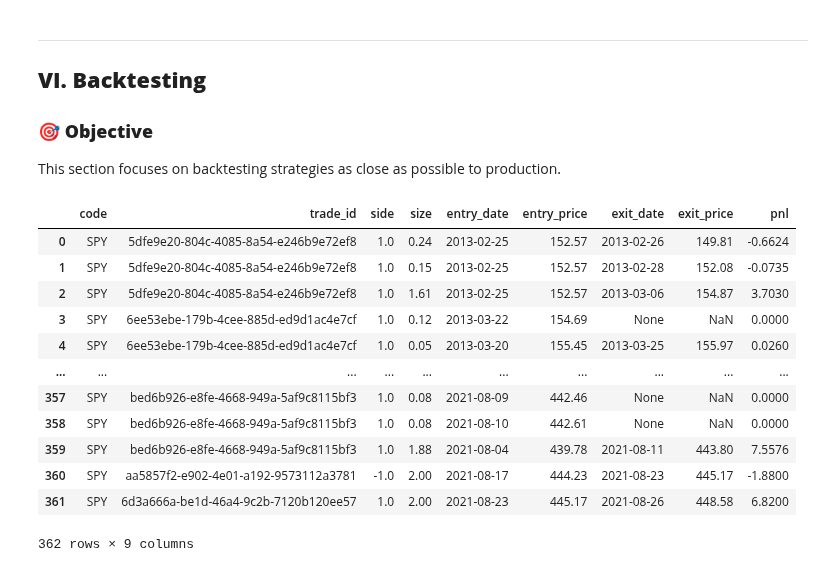
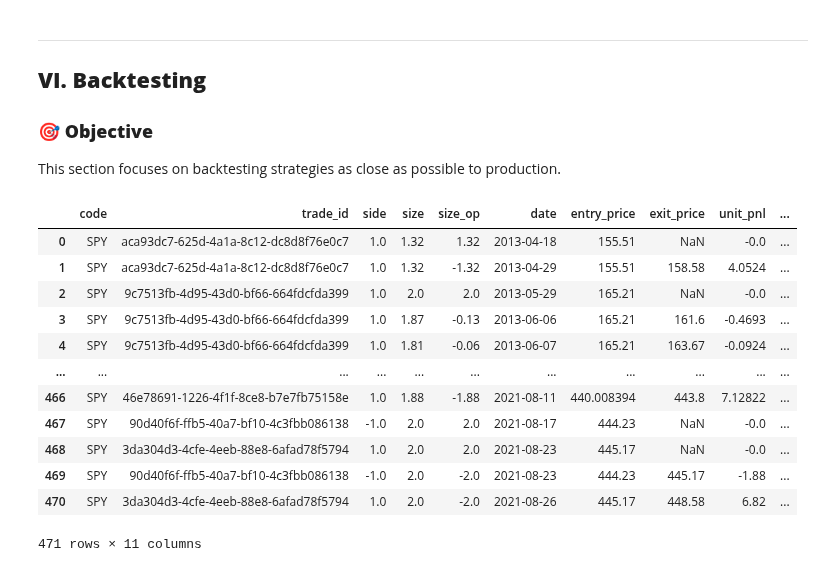
Before and after one commit to Cheval-Paresseux/ChevalParesseux-lib, a Jupyter notebook: notebooks/Research_pipeline.ipynb, the cells around one changed output. Drawn from its saved outputs; the diff is of its cells as text; code cells hidden in the pictures.

```diff
--- a/notebooks/Research_pipeline.ipynb
+++ b/notebooks/Research_pipeline.ipynb
@@ -729,12 +686,12 @@ strategy.fit(data=training_data)
 As the strategy we have defined is supposed to be strictly similar to what we explore in this notebook, we can quickly output the results of the strategy
 on the training data to verify we obtain the same results.
 """
-signal_df = strategy.predict(data=training_data)
-lib.plot_quick_backtest(
-    series=signal_df['close'],
-    signal=signal_df['signal'],
-    size=signal_df['size'],
-    frequence='daily',
-    title='Quick Backtest of the Labels on the Series',
-    figsize=(17, 5),
-)
+signals_df = strategy.extract(data=training_data)
+# lib.plot_quick_backtest(
+#     series=signal_df['close'],
+#     signal=signal_df['signal'],
+#     size=signal_df['size'],
+#     frequence='daily',
+#     title='Quick Backtest of the Labels on the Series',
+#     figsize=(17, 5),
+# )
@@ -761,3 +708,13 @@ signal_df['portfolio_weight'] = 1
+# %%
+"""
+We define the portfolio to use for the backtest.
+We use the Equalweights portfolio which is a simple portfolio that allocates the same weight to each asset in the portfolio.
+As we only have one asset, it will allocate the same weight to the asset at each time step.
+
+signals_df is a list containing a single dataframe with the signals, sizes, weight and other information.
+"""
+portfolio = lib.Equalweights_portfolio(n_jobs=n_jobs)
+signals_dfs = portfolio.extract(data=signals_df)
 # %% [markdown]
 ---
 
@@ -769,28 +766,28 @@ This section focuses on backtesting strategies as close as possible to productio
 # %%
-backtester = lib.Backtester(n_jobs=n_jobs)
+""""""
+backtester = lib.Backtester(n_jobs=1)
 backtester_params = {
-    'brokerage_cost': 0.0005,
-    'slippage_cost': 0.0005,
+    'brokerage_cost': 0.000,
+    'slippage_cost': 0.000,
     'ask_name': 'ask_open',
     'bid_name': 'bid_open',
     'date_name': 'date',
 }
 backtester.set_params(**backtester_params)
 
-operations_df = backtester.create_operations(signals_df=signal_df)
+operations_df, daily_summary_df = backtester.run_backtest(signals_dfs=signals_dfs)
+operations_df
+# %% [output]
+|  | code | trade_id | side | size | size_op | date | entry_price | exit_price | unit_pnl | ... |
+| 0 | SPY | aca93dc7-625d-4a1a-8c12-dc8d8f76e0c7 | 1.0 | 1.32 | 1.32 | 2013-04-18 | 155.51 | NaN | -0.0 | ... |
+| 1 | SPY | aca93dc7-625d-4a1a-8c12-dc8d8f76e0c7 | 1.0 | 1.32 | -1.32 | 2013-04-29 | 155.51 | 158.58 | 4.0524 | ... |
+| 2 | SPY | 9c7513fb-4d95-43d0-bf66-664fdcfda399 | 1.0 | 2.0 | 2.0 | 2013-05-29 | 165.21 | NaN | -0.0 | ... |
+| 3 | SPY | 9c7513fb-4d95-43d0-bf66-664fdcfda399 | 1.0 | 1.87 | -0.13 | 2013-06-06 | 165.21 | 161.6 | -0.4693 | ... |
+| 4 | SPY | 9c7513fb-4d95-43d0-bf66-664fdcfda399 | 1.0 | 1.81 | -0.06 | 2013-06-07 | 165.21 | 163.67 | -0.0924 | ... |
+| ... | ... | ... | ... | ... | ... | ... | ... | ... | ... | ... |
+| 466 | SPY | 46e78691-1226-4f1f-8ce8-b7e7fb75158e | 1.0 | 1.88 | -1.88 | 2021-08-11 | 440.008394 | 443.8 | 7.12822 | ... |
+| 467 | SPY | 90d40f6f-ffb5-40a7-bf10-4c3fbb086138 | -1.0 | 2.0 | 2.0 | 2021-08-17 | 444.23 | NaN | -0.0 | ... |
+| 468 | SPY | 3da304d3-4cfe-4eeb-88e8-6afad78f5794 | 1.0 | 2.0 | 2.0 | 2021-08-23 | 445.17 | NaN | -0.0 | ... |
+| 469 | SPY | 90d40f6f-ffb5-40a7-bf10-4c3fbb086138 | -1.0 | 2.0 | -2.0 | 2021-08-23 | 444.23 | 445.17 | -1.88 | ... |
+| 470 | SPY | 3da304d3-4cfe-4eeb-88e8-6afad78f5794 | 1.0 | 2.0 | -2.0 | 2021-08-26 | 445.17 | 448.58 | 6.82 | ... |
+471 rows × 11 columns
-# %%
-operations_df
-# %% [output]
-|  | code | trade_id | side | size | entry_date | entry_price | exit_date | exit_price | pnl |
-| 0 | SPY | 5dfe9e20-804c-4085-8a54-e246b9e72ef8 | 1.0 | 0.24 | 2013-02-25 | 152.57 | 2013-02-26 | 149.81 | -0.6624 |
-| 1 | SPY | 5dfe9e20-804c-4085-8a54-e246b9e72ef8 | 1.0 | 0.15 | 2013-02-25 | 152.57 | 2013-02-28 | 152.08 | -0.0735 |
-| 2 | SPY | 5dfe9e20-804c-4085-8a54-e246b9e72ef8 | 1.0 | 1.61 | 2013-02-25 | 152.57 | 2013-03-06 | 154.87 | 3.7030 |
-| 3 | SPY | 6ee53ebe-179b-4cee-885d-ed9d1ac4e7cf | 1.0 | 0.12 | 2013-03-22 | 154.69 | None | NaN | 0.0000 |
-| 4 | SPY | 6ee53ebe-179b-4cee-885d-ed9d1ac4e7cf | 1.0 | 0.05 | 2013-03-20 | 155.45 | 2013-03-25 | 155.97 | 0.0260 |
-| ... | ... | ... | ... | ... | ... | ... | ... | ... | ... |
-| 357 | SPY | bed6b926-e8fe-4668-949a-5af9c8115bf3 | 1.0 | 0.08 | 2021-08-09 | 442.46 | None | NaN | 0.0000 |
-| 358 | SPY | bed6b926-e8fe-4668-949a-5af9c8115bf3 | 1.0 | 0.08 | 2021-08-10 | 442.61 | None | NaN | 0.0000 |
-| 359 | SPY | bed6b926-e8fe-4668-949a-5af9c8115bf3 | 1.0 | 1.88 | 2021-08-04 | 439.78 | 2021-08-11 | 443.80 | 7.5576 |
-| 360 | SPY | aa5857f2-e902-4e01-a192-9573112a3781 | -1.0 | 2.00 | 2021-08-17 | 444.23 | 2021-08-23 | 445.17 | -1.8800 |
-| 361 | SPY | 6d3a666a-be1d-46a4-9c2b-7120b120ee57 | 1.0 | 2.00 | 2021-08-23 | 445.17 | 2021-08-26 | 448.58 | 6.8200 |
-362 rows × 9 columns
```
Also changed, not shown: parts of 20 cells of this notebook, 7 other files.
